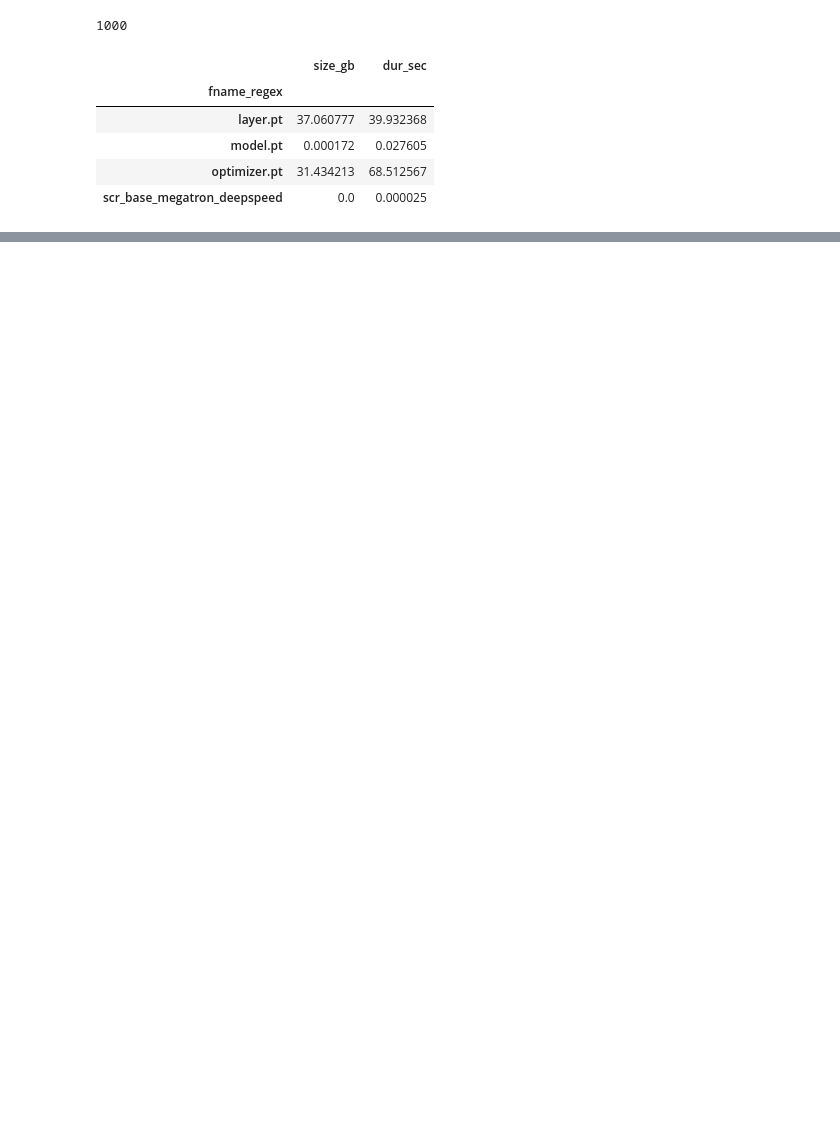
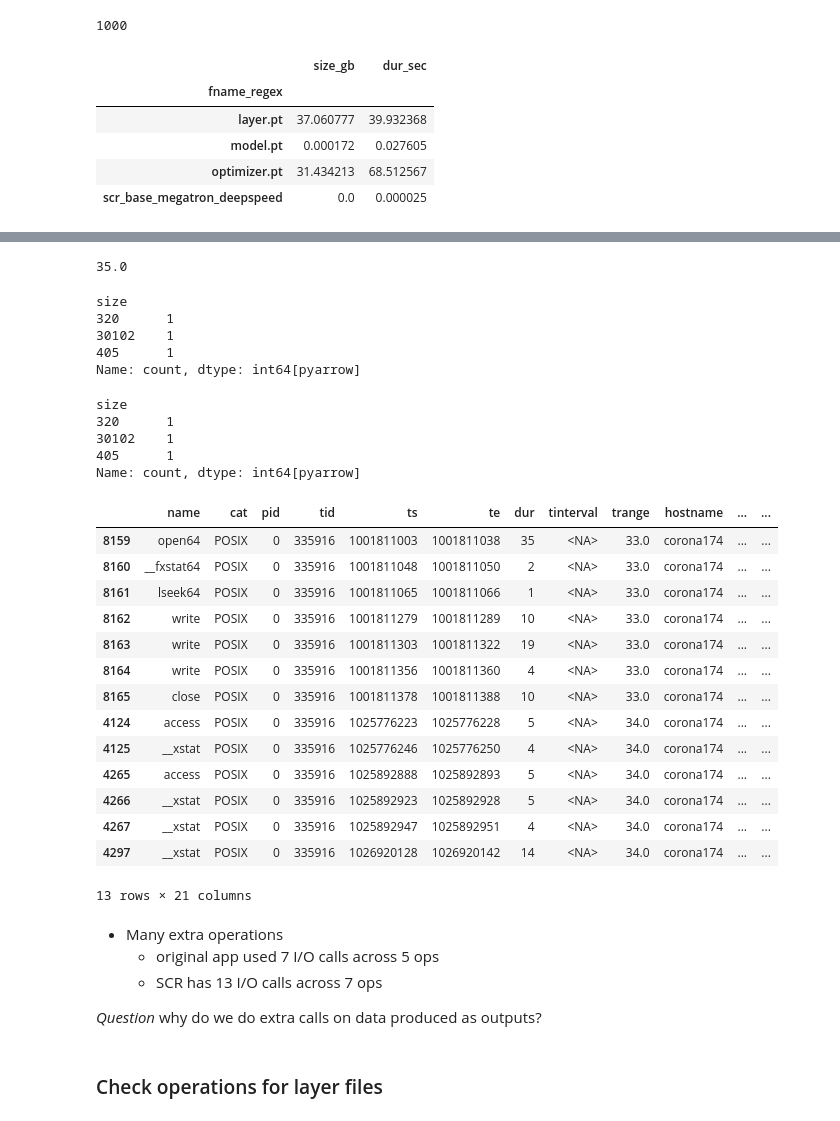
Before and after one commit to hariharan-devarajan/scr-dlio, a Jupyter notebook: examples/scr comparision.ipynb, the cells around one changed output, grey strips where cells are left out. Drawn from its saved outputs; the diff is of its cells as text; code cells hidden in the pictures; blank space fills up the shorter version.

```diff
--- a/examples/scr comparision.ipynb
+++ b/examples/scr comparision.ipynb
@@ -472,0 +409,46 @@ posix_lustre_time["size"].mean().compute() / 1024**2
+# %%
+scr_ssd_nf_checkpoints["trange"].max()
+# %% [output]
+35.0
+# %%
+base_ssd_checkpoints.query("fname.str.contains('model-1-600-0.pt')")["size"].value_counts()
+# %% [output]
+size
+320      1
+30102    1
+405      1
+Name: count, dtype: int64[pyarrow]
+# %%
+scr_ssd_nf_checkpoints.query("fname.str.contains('model-1-600-0.pt')")["size"].value_counts()
+# %% [output]
+size
+320      1
+30102    1
+405      1
+Name: count, dtype: int64[pyarrow]
+# %%
+scr_ssd_nf_checkpoints.query("fname.str.contains('model-1-600-0.pt')")
+# %% [output]
+|  | name | cat | pid | tid | ts | te | dur | tinterval | trange | hostname | ... | ... |
+| 8159 | open64 | POSIX | 0 | 335916 | 1001811003 | 1001811038 | 35 | <NA> | 33.0 | corona174 | ... | ... |
+| 8160 | __fxstat64 | POSIX | 0 | 335916 | 1001811048 | 1001811050 | 2 | <NA> | 33.0 | corona174 | ... | ... |
+| 8161 | lseek64 | POSIX | 0 | 335916 | 1001811065 | 1001811066 | 1 | <NA> | 33.0 | corona174 | ... | ... |
+| 8162 | write | POSIX | 0 | 335916 | 1001811279 | 1001811289 | 10 | <NA> | 33.0 | corona174 | ... | ... |
+| 8163 | write | POSIX | 0 | 335916 | 1001811303 | 1001811322 | 19 | <NA> | 33.0 | corona174 | ... | ... |
+| 8164 | write | POSIX | 0 | 335916 | 1001811356 | 1001811360 | 4 | <NA> | 33.0 | corona174 | ... | ... |
+| 8165 | close | POSIX | 0 | 335916 | 1001811378 | 1001811388 | 10 | <NA> | 33.0 | corona174 | ... | ... |
+| 4124 | access | POSIX | 0 | 335916 | 1025776223 | 1025776228 | 5 | <NA> | 34.0 | corona174 | ... | ... |
+| 4125 | __xstat | POSIX | 0 | 335916 | 1025776246 | 1025776250 | 4 | <NA> | 34.0 | corona174 | ... | ... |
+| 4265 | access | POSIX | 0 | 335916 | 1025892888 | 1025892893 | 5 | <NA> | 34.0 | corona174 | ... | ... |
+| 4266 | __xstat | POSIX | 0 | 335916 | 1025892923 | 1025892928 | 5 | <NA> | 34.0 | corona174 | ... | ... |
+| 4267 | __xstat | POSIX | 0 | 335916 | 1025892947 | 1025892951 | 4 | <NA> | 34.0 | corona174 | ... | ... |
+| 4297 | __xstat | POSIX | 0 | 335916 | 1026920128 | 1026920142 | 14 | <NA> | 34.0 | corona174 | ... | ... |
+13 rows × 21 columns
+# %% [markdown]
+- Many extra operations
+  - original app used 7 I/O calls across 5 ops
+  - SCR has 13 I/O calls across 7 ops
+
+*Question* why do we do extra calls on data produced as outputs?
+# %% [markdown]
+### Check operations for layer files
```
Also changed, not shown: parts of 60 cells of this notebook.
